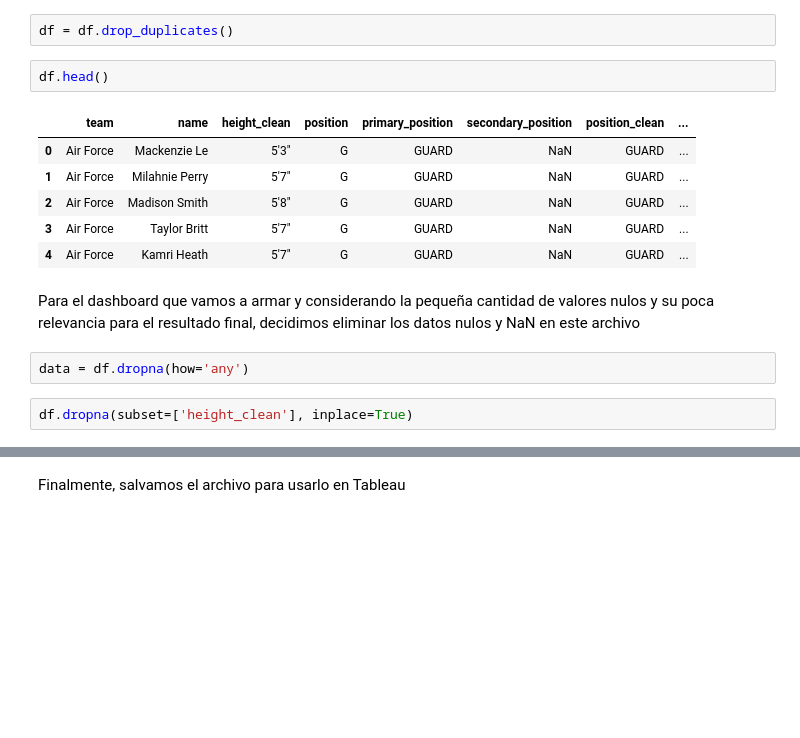
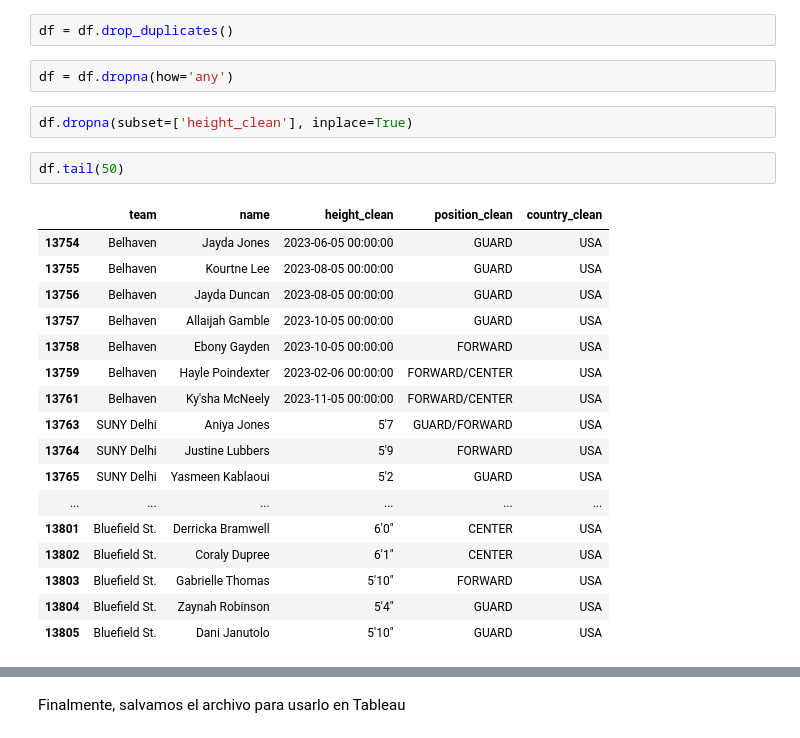
Before and after one commit to cistelsa/Predictive-Sentiment-Analysis-of-Twitter-for-BTC, a Jupyter notebook: Data_Analysis/Tableau_Practice/Limpieza_para_Tableau.ipynb, the cells around one changed output, grey strips where cells are left out. Saved outputs shown, nothing was run; the diff lists cells and outputs as text; blank space fills up the shorter version.

```diff
--- a/Data_Analysis/Tableau_Practice/Limpieza_para_Tableau.ipynb
+++ b/Data_Analysis/Tableau_Practice/Limpieza_para_Tableau.ipynb
@@ -92,17 +73,26 @@ Eliminamos duplicados
 # %%
 df = df.drop_duplicates()
-# %%
-df.head()
-# %% [output]
-|  | team | name | height_clean | position | primary_position | secondary_position | position_clean | ... |
-| 0 | Air Force | Mackenzie Le | 5'3" | G | GUARD | NaN | GUARD | ... |
-| 1 | Air Force | Milahnie Perry | 5'7" | G | GUARD | NaN | GUARD | ... |
-| 2 | Air Force | Madison Smith | 5'8" | G | GUARD | NaN | GUARD | ... |
-| 3 | Air Force | Taylor Britt | 5'7" | G | GUARD | NaN | GUARD | ... |
-| 4 | Air Force | Kamri Heath | 5'7" | G | GUARD | NaN | GUARD | ... |
-# %% [markdown]
-Para el dashboard que vamos a armar y considerando la pequeña cantidad de valores nulos y su poca relevancia para el resultado final, decidimos eliminar los datos nulos y NaN en este archivo
 # %%
-data = df.dropna(how='any')
+df = df.dropna(how='any')
 # %%
 df.dropna(subset=['height_clean'], inplace=True)
+# %%
+df.tail(50)
+# %% [output]
+|  | team | name | height_clean | position_clean | country_clean |
+| 13754 | Belhaven | Jayda Jones | 2023-06-05 00:00:00 | GUARD | USA |
+| 13755 | Belhaven | Kourtne Lee | 2023-08-05 00:00:00 | GUARD | USA |
+| 13756 | Belhaven | Jayda Duncan | 2023-08-05 00:00:00 | GUARD | USA |
+| 13757 | Belhaven | Allaijah Gamble | 2023-10-05 00:00:00 | GUARD | USA |
+| 13758 | Belhaven | Ebony Gayden | 2023-10-05 00:00:00 | FORWARD | USA |
+| 13759 | Belhaven | Hayle Poindexter | 2023-02-06 00:00:00 | FORWARD/CENTER | USA |
+| 13761 | Belhaven | Ky'sha McNeely | 2023-11-05 00:00:00 | FORWARD/CENTER | USA |
+| 13763 | SUNY Delhi | Aniya Jones | 5'7 | GUARD/FORWARD | USA |
+| 13764 | SUNY Delhi | Justine Lubbers | 5'9 | FORWARD | USA |
+| 13765 | SUNY Delhi | Yasmeen Kablaoui | 5'2 | GUARD | USA |
+| ... | ... | ... | ... | ... | ... |
+| 13801 | Bluefield St. | Derricka Bramwell | 6'0" | CENTER | USA |
+| 13802 | Bluefield St. | Coraly Dupree | 6'1" | CENTER | USA |
+| 13803 | Bluefield St. | Gabrielle Thomas | 5'10" | FORWARD | USA |
+| 13804 | Bluefield St. | Zaynah Robinson | 5'4" | GUARD | USA |
+| 13805 | Bluefield St. | Dani Janutolo | 5'10" | GUARD | USA |
```
Also changed, not shown: parts of 45 cells of this notebook.
